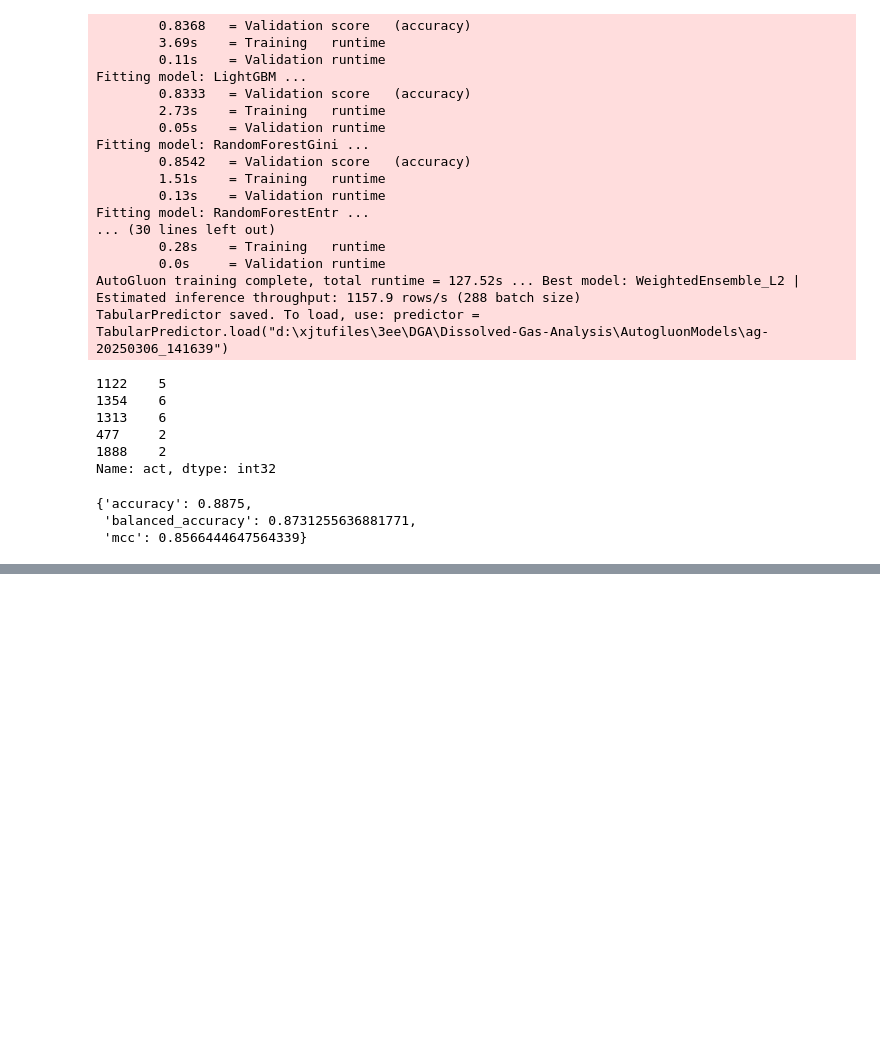
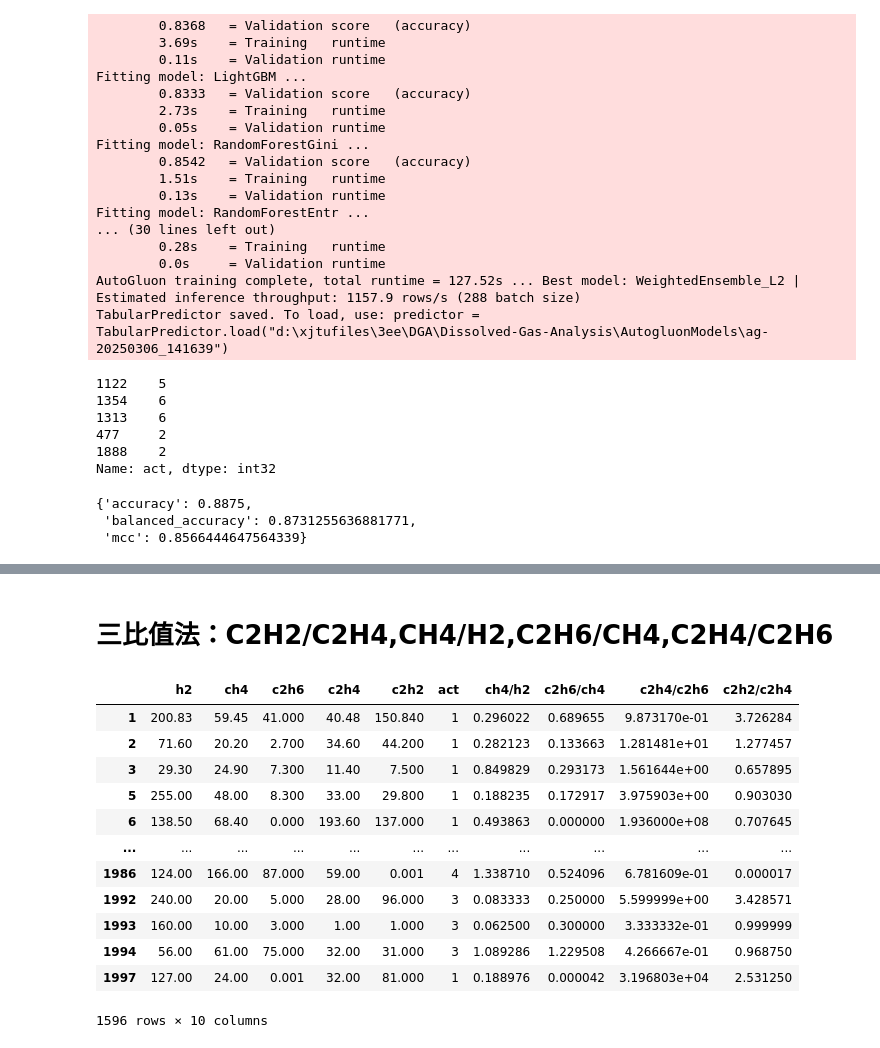
Before and after one commit to Sihan0229/DGA, a Jupyter notebook: Dissolved-Gas-Analysis/AutoGluon_all_cleaned.ipynb, the cells around one changed output, grey strips where cells are left out. Saved outputs shown, nothing was run; the diff lists cells and outputs as text; code cells hidden in the pictures; blank space fills up the shorter version.

Commit message:
trinomial代码

```diff
--- a/Dissolved-Gas-Analysis/AutoGluon_all_cleaned.ipynb
+++ b/Dissolved-Gas-Analysis/AutoGluon_all_cleaned.ipynb
@@ -145,0 +166,33 @@ predictor.evaluate(test_data, silent=True)
+# %% [markdown]
+# 三比值法：C2H2/C2H4,CH4/H2,C2H6/CH4,C2H4/C2H6
+# %%
+# 示例：使用SMOTE + XGBoost
+from imblearn.over_sampling import SMOTE
+from xgboost import XGBClassifier
+from sklearn.preprocessing import StandardScaler
+from sklearn.pipeline import Pipeline
+from sklearn.model_selection import StratifiedKFold, GridSearchCV
+
+df_cleaned_trinomial = df_cleaned.copy()
+
+# 生成三比值特征 h2	ch4	c2h6 c2h4 c2h2
+df_cleaned_trinomial['ch4/h2'] = X['ch4'] / (X['h2'] + 1e-6)  # 比值1为 CH4 与 H2 的比值
+df_cleaned_trinomial['c2h6/ch4'] = X['c2h6'] / (X['ch4'] + 1e-6) # 比值2为 C2H6 与 CH4 的比值
+df_cleaned_trinomial['c2h4/c2h6'] = X['c2h4'] / (X['c2h6'] + 1e-6) # 比值3为 C2H4 与 C2H6 的比值
+df_cleaned_trinomial['c2h2/c2h4'] = X['c2h2'] / (X['c2h4'] + 1e-6) # 比值4为 C2H2 与 C2H4 的比值
+
+df_cleaned_trinomial
+# %% [output]
+|  | h2 | ch4 | c2h6 | c2h4 | c2h2 | act | ch4/h2 | c2h6/ch4 | c2h4/c2h6 | c2h2/c2h4 |
+| 1 | 200.83 | 59.45 | 41.000 | 40.48 | 150.840 | 1 | 0.296022 | 0.689655 | 9.873170e-01 | 3.726284 |
+| 2 | 71.60 | 20.20 | 2.700 | 34.60 | 44.200 | 1 | 0.282123 | 0.133663 | 1.281481e+01 | 1.277457 |
+| 3 | 29.30 | 24.90 | 7.300 | 11.40 | 7.500 | 1 | 0.849829 | 0.293173 | 1.561644e+00 | 0.657895 |
+| 5 | 255.00 | 48.00 | 8.300 | 33.00 | 29.800 | 1 | 0.188235 | 0.172917 | 3.975903e+00 | 0.903030 |
+| 6 | 138.50 | 68.40 | 0.000 | 193.60 | 137.000 | 1 | 0.493863 | 0.000000 | 1.936000e+08 | 0.707645 |
+| ... | ... | ... | ... | ... | ... | ... | ... | ... | ... | ... |
+| 1986 | 124.00 | 166.00 | 87.000 | 59.00 | 0.001 | 4 | 1.338710 | 0.524096 | 6.781609e-01 | 0.000017 |
+| 1992 | 240.00 | 20.00 | 5.000 | 28.00 | 96.000 | 3 | 0.083333 | 0.250000 | 5.599999e+00 | 3.428571 |
+| 1993 | 160.00 | 10.00 | 3.000 | 1.00 | 1.000 | 3 | 0.062500 | 0.300000 | 3.333332e-01 | 0.999999 |
+| 1994 | 56.00 | 61.00 | 75.000 | 32.00 | 31.000 | 3 | 1.089286 | 1.229508 | 4.266667e-01 | 0.968750 |
+| 1997 | 127.00 | 24.00 | 0.001 | 32.00 | 81.000 | 1 | 0.188976 | 0.000042 | 3.196803e+04 | 2.531250 |
+1596 rows × 10 columns
```
Also changed, not shown: parts of 10 cells of this notebook.
